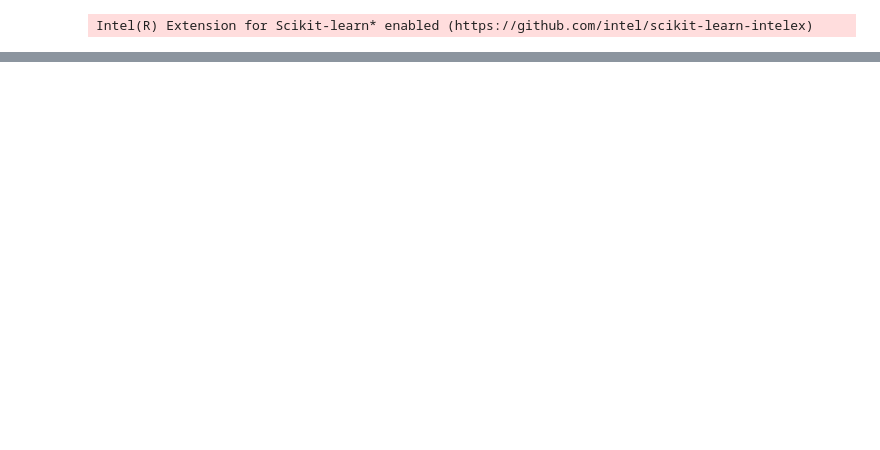
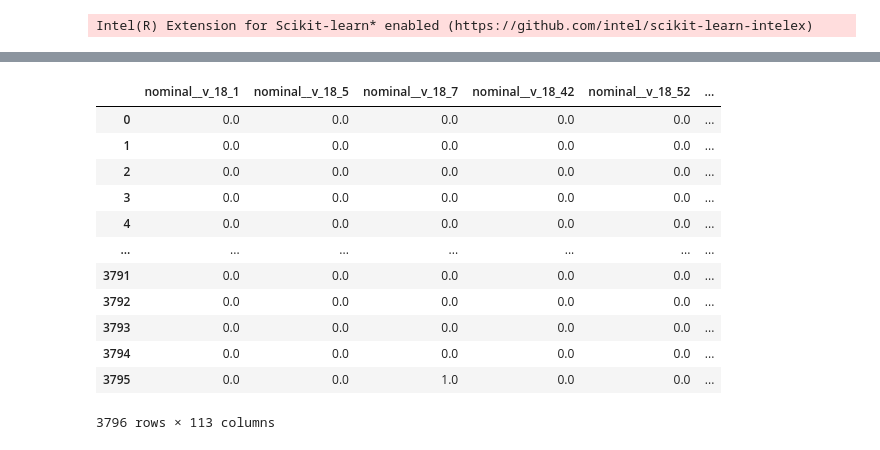
Before and after one commit to risan-raja/sdpiit, a Jupyter notebook: notebooks/trial2.ipynb, the cells around one changed output, grey strips where cells are left out. Saved outputs shown, nothing was run; the diff lists cells and outputs as text; code cells hidden in the pictures; blank space fills up the shorter version.

```diff
--- a/notebooks/trial2.ipynb
+++ b/notebooks/trial2.ipynb
@@ -423 +362,17 @@ with parallel_backend('loky'):
+# %%
+elite_onf_df
+# %% [output]
+|  | nominal__v_18_1 | nominal__v_18_5 | nominal__v_18_7 | nominal__v_18_42 | nominal__v_18_52 | ... |
+| 0 | 0.0 | 0.0 | 0.0 | 0.0 | 0.0 | ... |
+| 1 | 0.0 | 0.0 | 0.0 | 0.0 | 0.0 | ... |
+| 2 | 0.0 | 0.0 | 0.0 | 0.0 | 0.0 | ... |
+| 3 | 0.0 | 0.0 | 0.0 | 0.0 | 0.0 | ... |
+| 4 | 0.0 | 0.0 | 0.0 | 0.0 | 0.0 | ... |
+| ... | ... | ... | ... | ... | ... | ... |
+| 3791 | 0.0 | 0.0 | 0.0 | 0.0 | 0.0 | ... |
+| 3792 | 0.0 | 0.0 | 0.0 | 0.0 | 0.0 | ... |
+| 3793 | 0.0 | 0.0 | 0.0 | 0.0 | 0.0 | ... |
+| 3794 | 0.0 | 0.0 | 0.0 | 0.0 | 0.0 | ... |
+| 3795 | 0.0 | 0.0 | 1.0 | 0.0 | 0.0 | ... |
+3796 rows × 113 columns
 # %%
```
Also changed, not shown: parts of 21 cells of this notebook, 2 other files.
